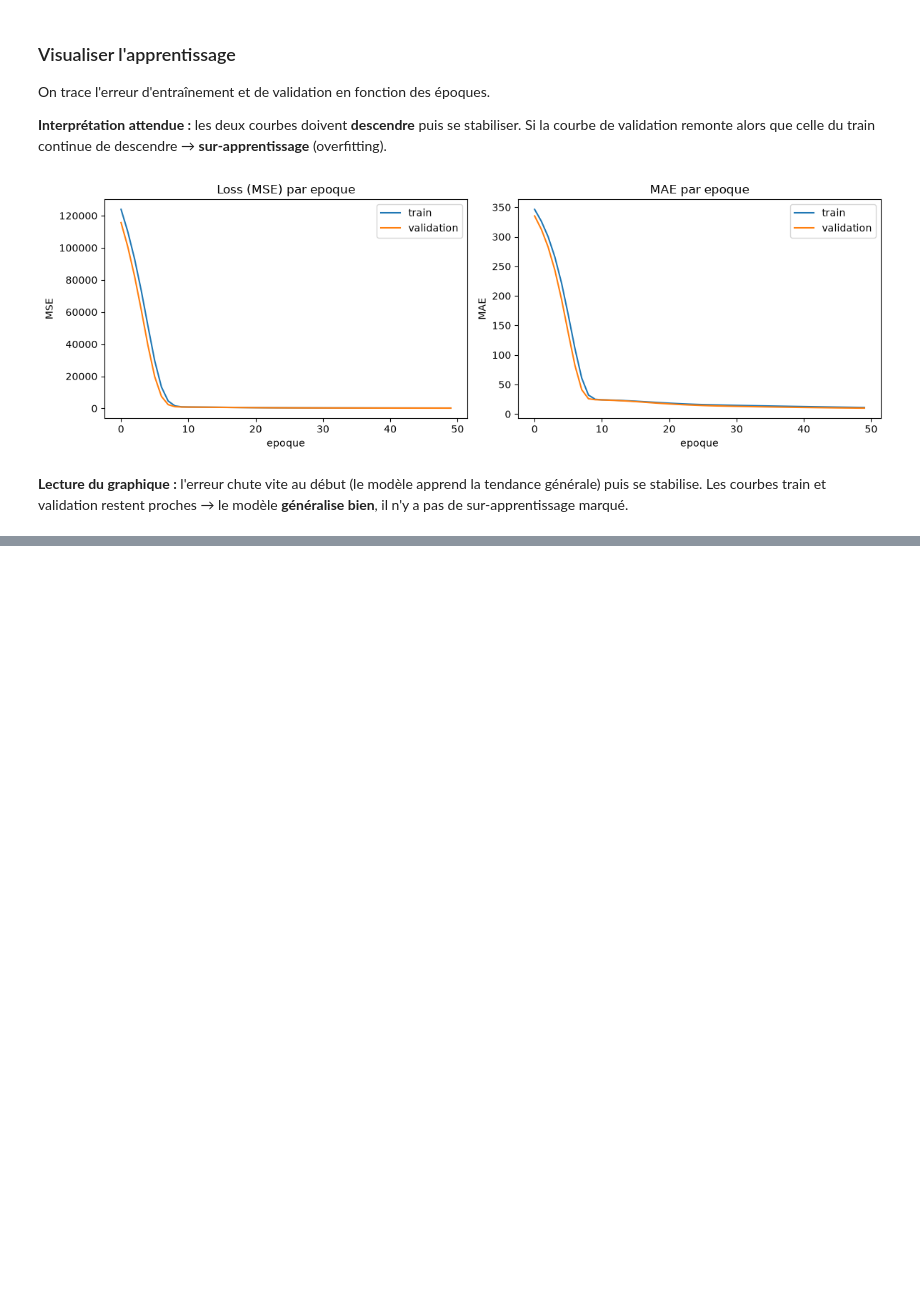
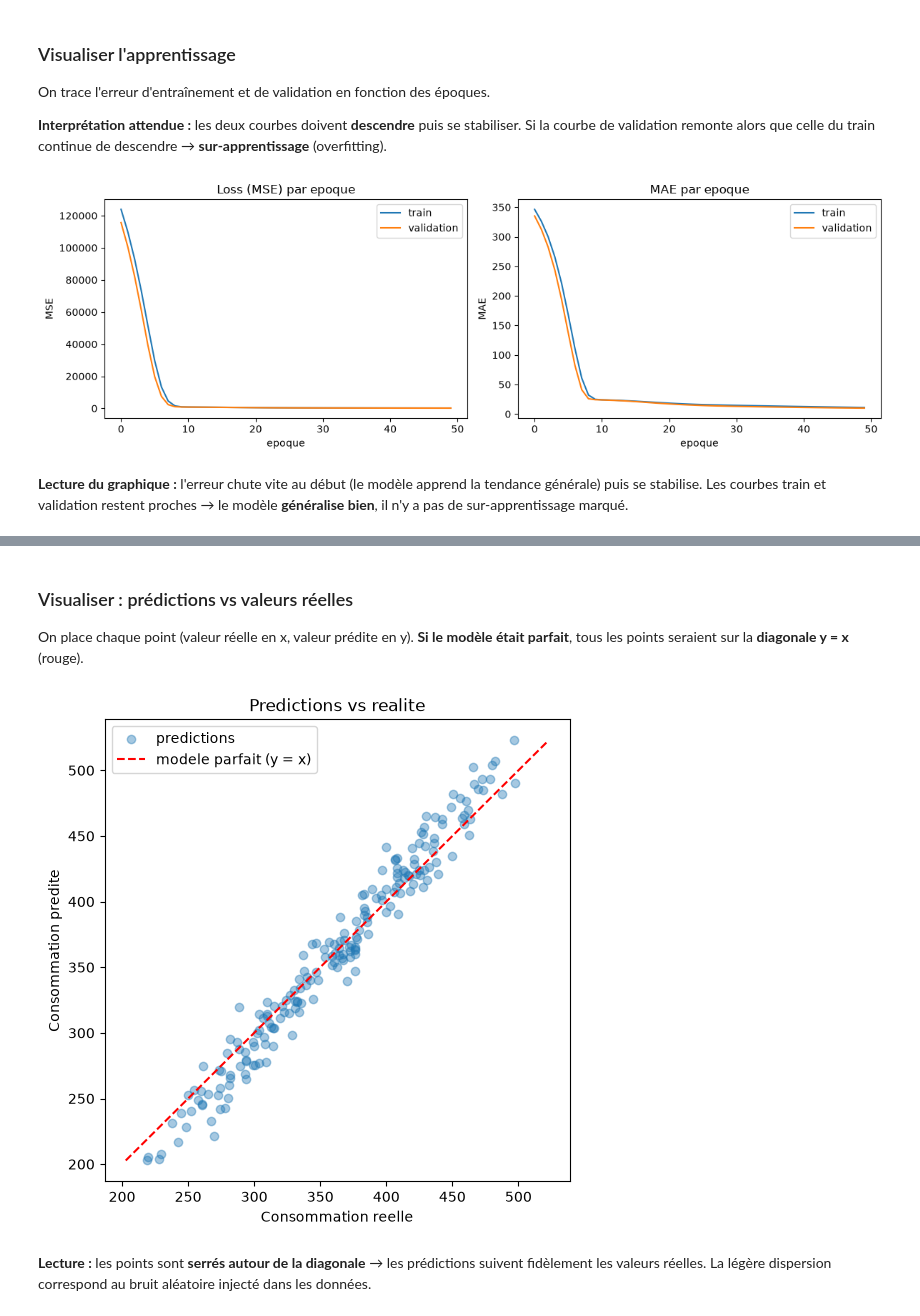
Before and after one commit to khadija470/atelier_tensorflow_iot, a Jupyter notebook: notebooks/atelier_tensorflow_iot.ipynb, the cells around one changed output, grey strips where cells are left out. Drawn from its saved outputs; the diff is of its cells as text; code cells hidden in the pictures; blank space fills up the shorter version.

```diff
--- a/notebooks/atelier_tensorflow_iot.ipynb
+++ b/notebooks/atelier_tensorflow_iot.ipynb
@@ -241,0 +260,6 @@ plt.show()
+# %%
+y_pred = model.predict(X_test, verbose=0).flatten()
+
+# Comparaison des 10 premieres
+for reel, pred in zip(y_test[:10], y_pred[:10]):
+    print(f"reel = {reel:7.2f}   |   predit = {pred:7.2f}   |   ecart = {reel-pred:6.2f}")
@@ -241,0 +277,18 @@ plt.show()
+# %% [markdown]
+### Visualiser : prédictions vs valeurs réelles
+
+On place chaque point (valeur réelle en x, valeur prédite en y). **Si le modèle était parfait**, tous les points seraient sur la **diagonale y = x** (rouge).
+# %%
+plt.figure(figsize=(6, 6))
+plt.scatter(y_test, y_pred, alpha=0.4, label="predictions")
+lims = [min(y_test.min(), y_pred.min()), max(y_test.max(), y_pred.max())]
+plt.plot(lims, lims, "r--", label="modele parfait (y = x)")
+plt.xlabel("Consommation reelle")
+plt.ylabel("Consommation predite")
+plt.title("Predictions vs realite")
+plt.legend()
+plt.show()
+# %% [output]
+[figure, added]
+# %% [markdown]
+**Lecture :** les points sont **serrés autour de la diagonale** → les prédictions suivent fidèlement les valeurs réelles. La légère dispersion correspond au bruit aléatoire injecté dans les données.
```
Also changed, not shown: parts of 14 cells of this notebook, 1 other file.
